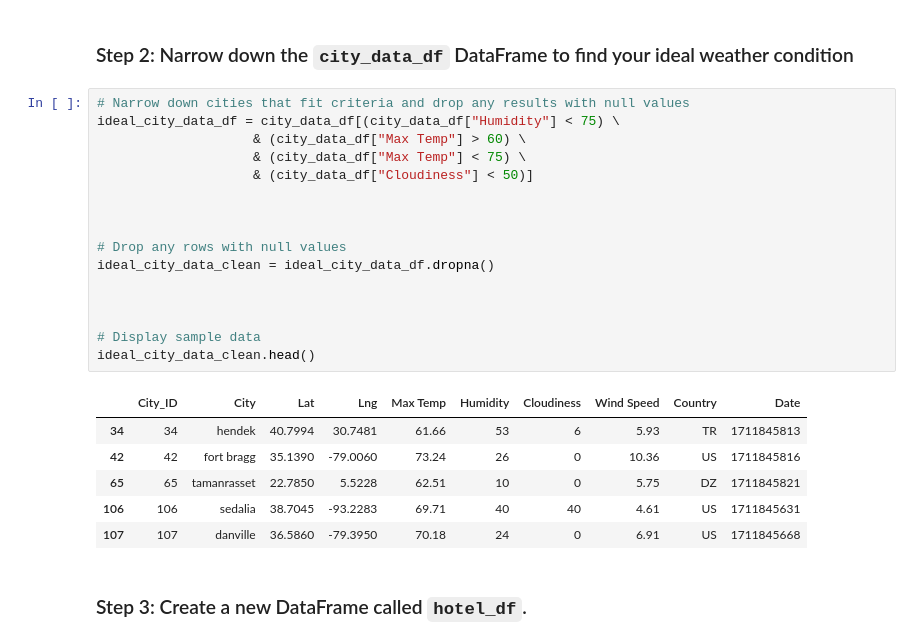
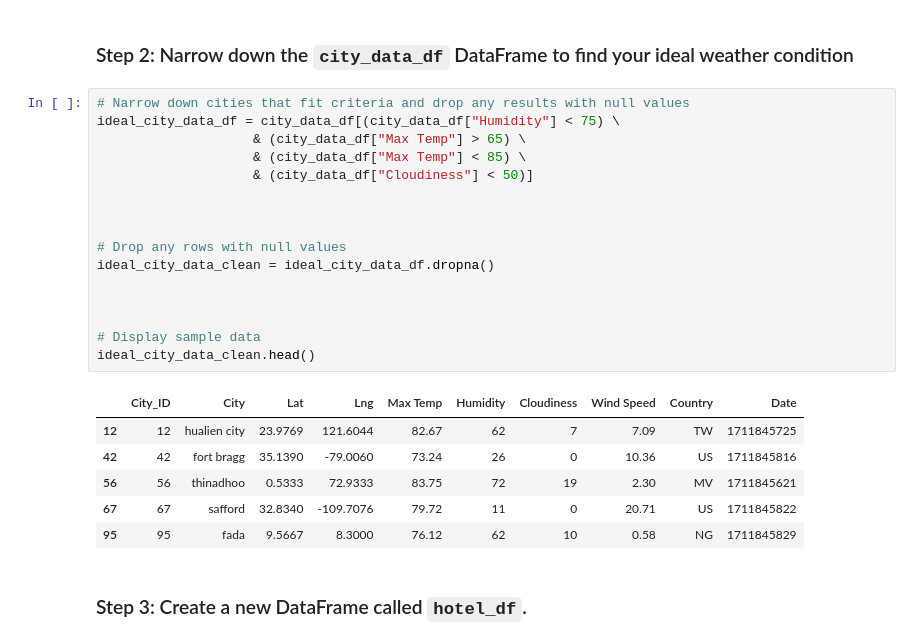
Before and after one commit to ECPrice1/python-api-challenge, a Jupyter notebook: VacationPy/VacationPy.ipynb, the cells around one changed output. Drawn from its saved outputs; the diff is of its cells as text.

```diff
--- a/VacationPy/VacationPy.ipynb
+++ b/VacationPy/VacationPy.ipynb
@@ -58,26 +58,26 @@ humidity_map
 # %%
 # Narrow down cities that fit criteria and drop any results with null values
 ideal_city_data_df = city_data_df[(city_data_df["Humidity"] < 75) \
-                    & (city_data_df["Max Temp"] > 60) \
-                    & (city_data_df["Max Temp"] < 75) \
+                    & (city_data_df["Max Temp"] > 65) \
+                    & (city_data_df["Max Temp"] < 85) \
                     & (city_data_df["Cloudiness"] < 50)]
 
 
 
 # Drop any rows with null values
 ideal_city_data_clean = ideal_city_data_df.dropna()
 
 
 
 # Display sample data
 ideal_city_data_clean.head()
 # %% [output]
 |  | City_ID | City | Lat | Lng | Max Temp | Humidity | Cloudiness | Wind Speed | Country | Date |
-| 34 | 34 | hendek | 40.7994 | 30.7481 | 61.66 | 53 | 6 | 5.93 | TR | 1711845813 |
+| 12 | 12 | hualien city | 23.9769 | 121.6044 | 82.67 | 62 | 7 | 7.09 | TW | 1711845725 |
 | 42 | 42 | fort bragg | 35.1390 | -79.0060 | 73.24 | 26 | 0 | 10.36 | US | 1711845816 |
-| 65 | 65 | tamanrasset | 22.7850 | 5.5228 | 62.51 | 10 | 0 | 5.75 | DZ | 1711845821 |
-| 106 | 106 | sedalia | 38.7045 | -93.2283 | 69.71 | 40 | 40 | 4.61 | US | 1711845631 |
-| 107 | 107 | danville | 36.5860 | -79.3950 | 70.18 | 24 | 0 | 6.91 | US | 1711845668 |
+| 56 | 56 | thinadhoo | 0.5333 | 72.9333 | 83.75 | 72 | 19 | 2.30 | MV | 1711845621 |
+| 67 | 67 | safford | 32.8340 | -109.7076 | 79.72 | 11 | 0 | 20.71 | US | 1711845822 |
+| 95 | 95 | fada | 9.5667 | 8.3000 | 76.12 | 62 | 10 | 0.58 | NG | 1711845829 |
 # %% [markdown]
 ### Step 3: Create a new DataFrame called `hotel_df`.
 # %%
```
Also changed, not shown: parts of 2 cells of this notebook.
